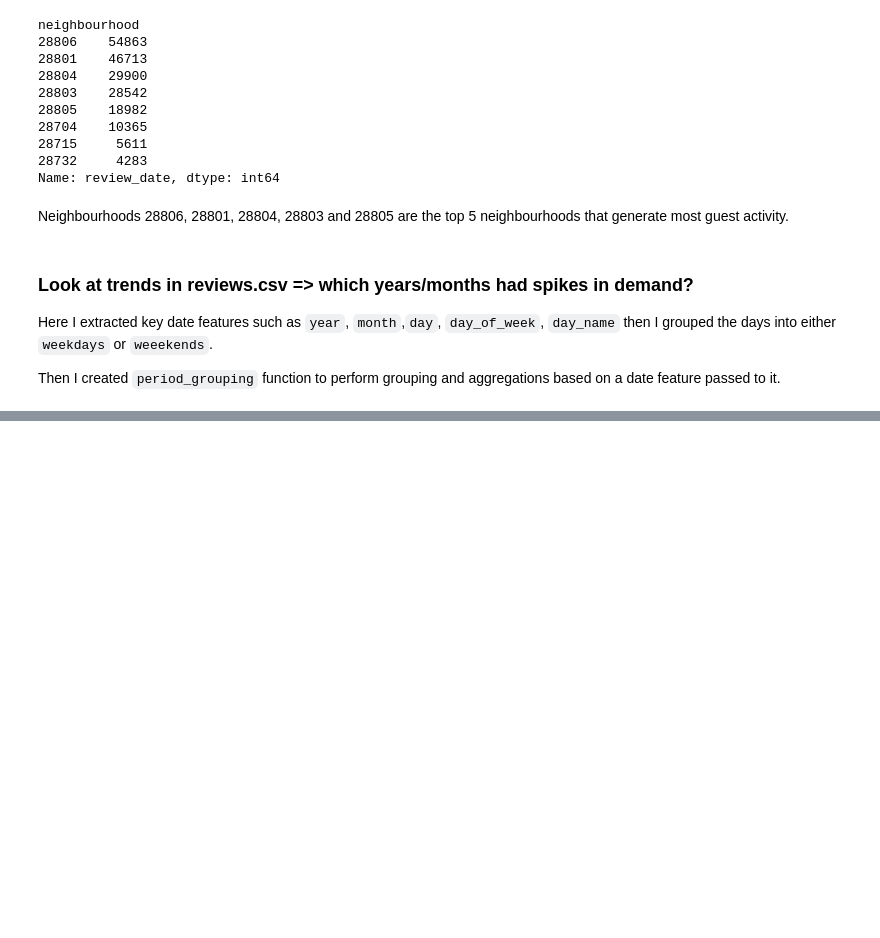
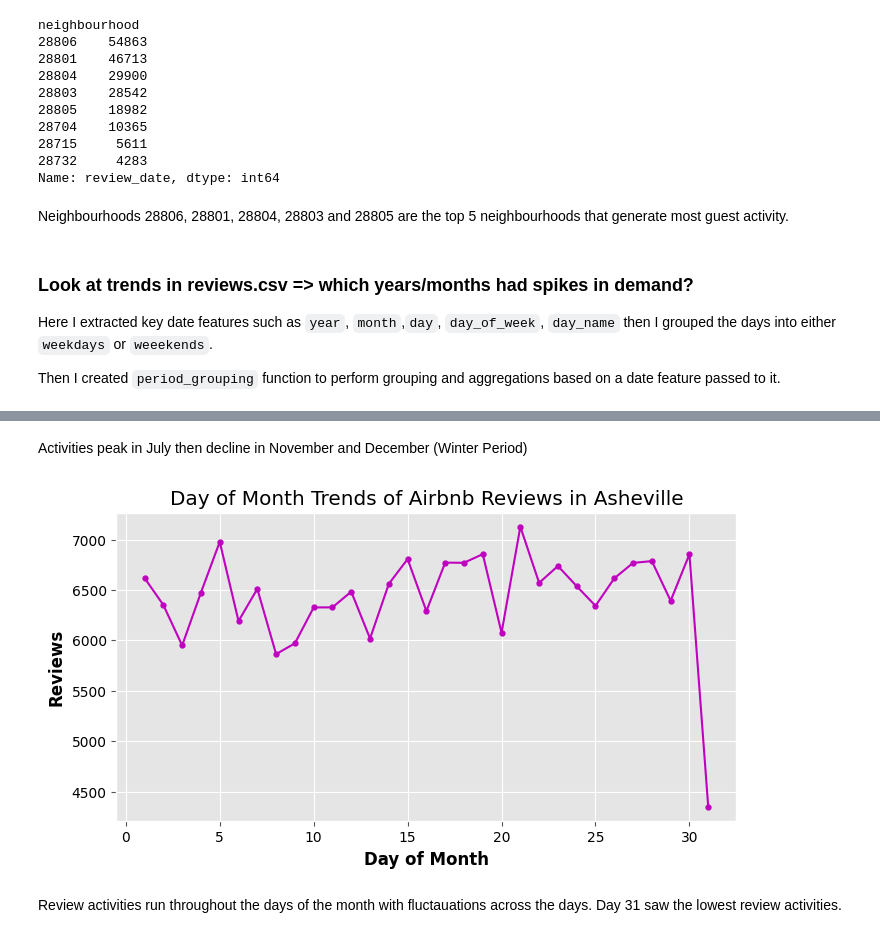
Before and after one commit to AndurilTheWise/airbnb_analysis, a Jupyter notebook: analysis.ipynb, the cells around one changed output, grey strips where cells are left out. Cells and saved outputs as stored; diff of their text form; code cells hidden in the pictures; blank space fills up the shorter version.

```diff
--- a/analysis.ipynb
+++ b/analysis.ipynb
@@ -729,0 +801,23 @@ def period_grouping(period, data = recent_reviews):
+# %% [markdown]
+Activities peak in July then decline in November and December (Winter Period)
+# %%
+# Daily Trends
+
+daily_trend = period_grouping("review_day")
+
+fig,ax = plt.subplots(figsize = (8,4))
+ax.plot(daily_trend["review_day"],
+        daily_trend['count'],
+        "-om",
+        linewidth = 1.5,
+        markersize = 3.5)
+
+ax.set_title("Day of Month Trends of Airbnb Reviews in Asheville")
+ax.set_xlabel("Day of Month", fontweight = "bold", color = "black")
+ax.set_ylabel("Reviews", fontweight = "bold", color = "black")
+ax.tick_params(labelcolor = "black")
+plt.show()
+# %% [output]
+[figure, added]
+# %% [markdown]
+Review activities run throughout the days of the month with fluctauations across the days. Day 31 saw the lowest review activities.
```
Also changed, not shown: parts of 27 cells of this notebook, 4 other files.
